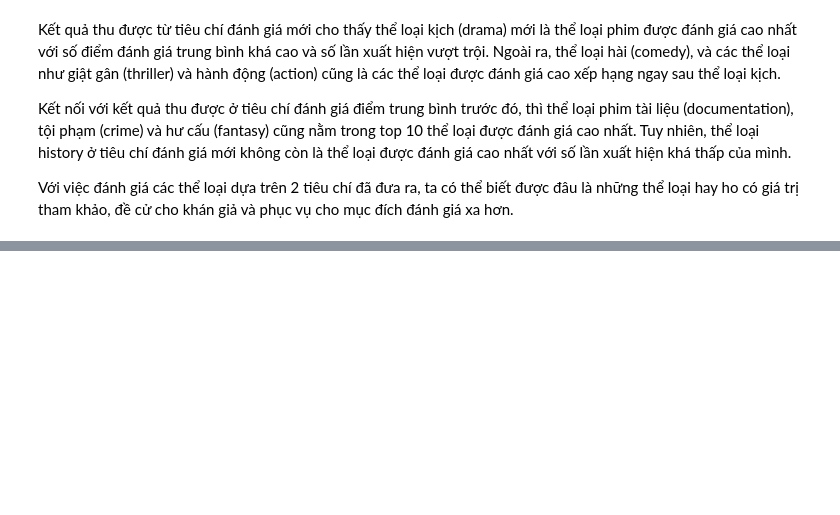
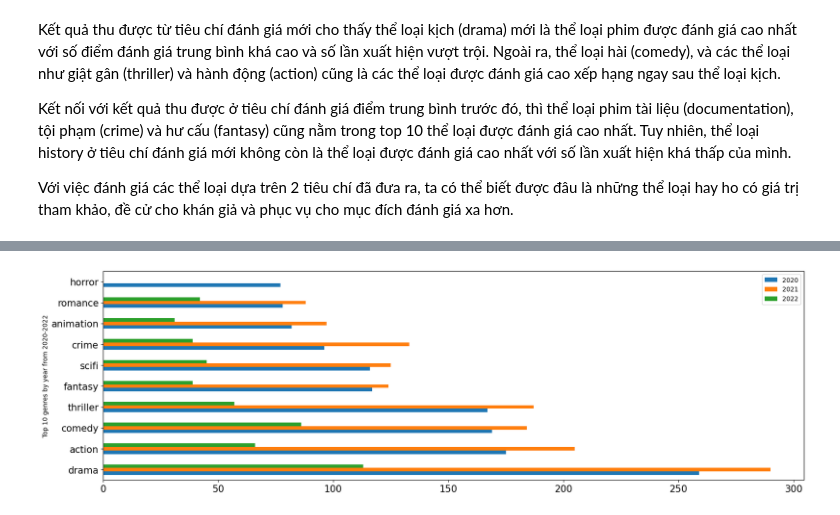
Before and after one commit to quytrungg/Group1_Final_Project_CSC17104, a Jupyter notebook: phase_3_data_analysis/data_analysis.ipynb, the cells around one changed output, grey strips where cells are left out. Saved outputs shown, nothing was run; the diff lists cells and outputs as text; code cells hidden in the pictures; blank space fills up the shorter version.

```diff
--- a/phase_3_data_analysis/data_analysis.ipynb
+++ b/phase_3_data_analysis/data_analysis.ipynb
@@ -506,0 +514,21 @@ Với việc đánh giá các thể loại dựa trên 2 tiêu chí đã đưa r
+# %%
+genre_2021 = df_data[df_data['release_year'] == 2021].loc[:, ['genres']].drop_duplicates().dropna().reset_index(drop=True)
+genre_2021 = genre_2021[genre_2021['genres'] != '']
+genre_2021['genres'].update(genre_2021['genres'].str.split(', '))
+genre_2021 = genre_2021.explode('genres').dropna().reset_index(drop=True)
+# %%
+genre_2022 = df_data[df_data['release_year'] == 2022].loc[:, ['genres']].drop_duplicates().dropna().reset_index(drop=True)
+genre_2022 = genre_2022[genre_2022['genres'] != '']
+genre_2022['genres'].update(genre_2022['genres'].str.split(', '))
+genre_2022 = genre_2022.explode('genres').dropna().reset_index(drop=True)
+# %%
+top10_2020 = genre_2020.value_counts().to_frame().rename(columns={0:'2020'}).nlargest(n=10, columns='2020')
+top10_2021 = genre_2021.value_counts().to_frame().rename(columns={0:'2021'}).nlargest(n=10, columns='2021')
+top10_2022 = genre_2022.value_counts().to_frame().rename(columns={0:'2022'}).nlargest(n=10, columns='2022')
+# %%
+top3y = pd.merge(pd.merge(top10_2020, top10_2021, on='genres', how='left'), top10_2022, on='genres',  how='left')
+# %%
+top3y.plot(kind='barh', figsize=(20, 6),
+                        xlabel='Top 10 genres by year from 2020-2022', ylabel='Genres', fontsize=15);
+# %% [output]
+[figure, added]
```
Also changed, not shown: parts of 18 cells of this notebook.
